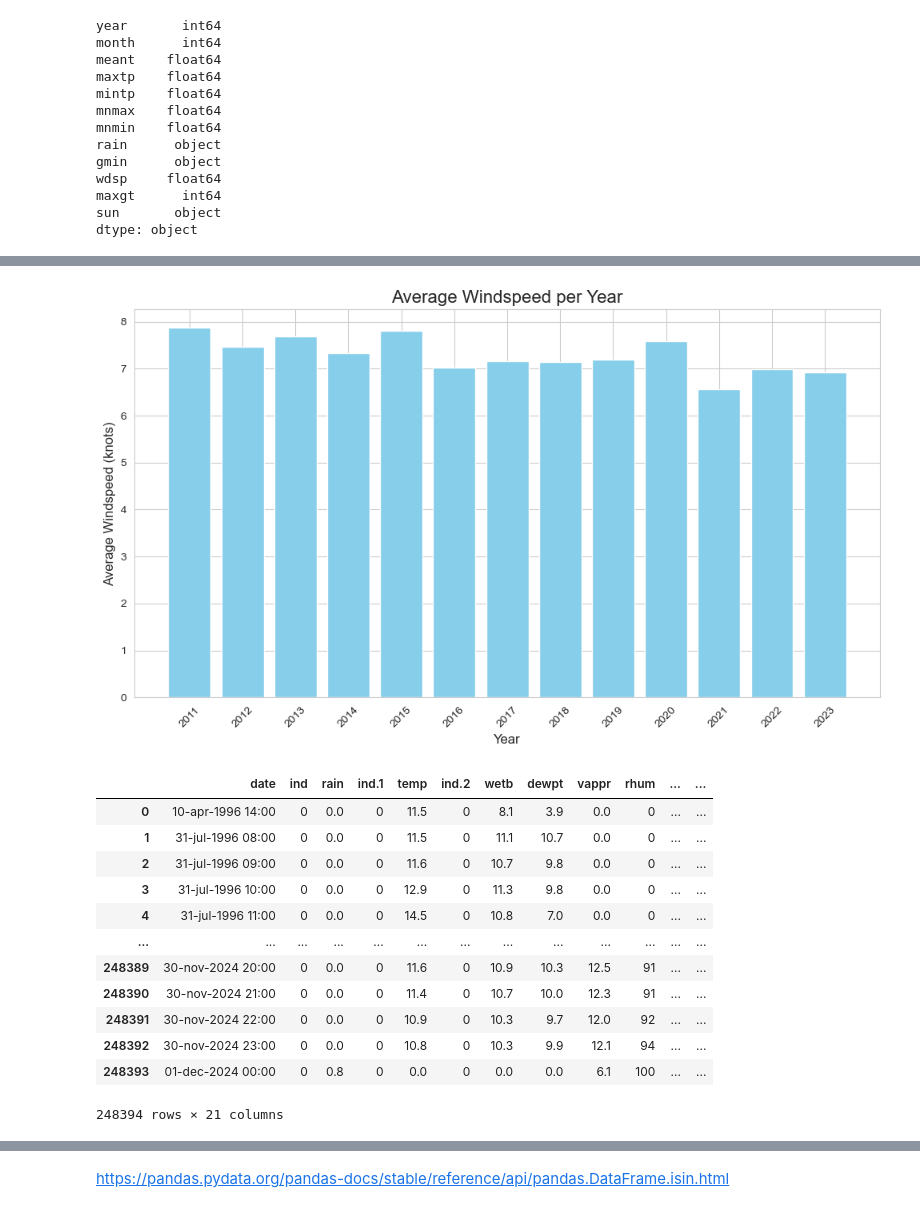
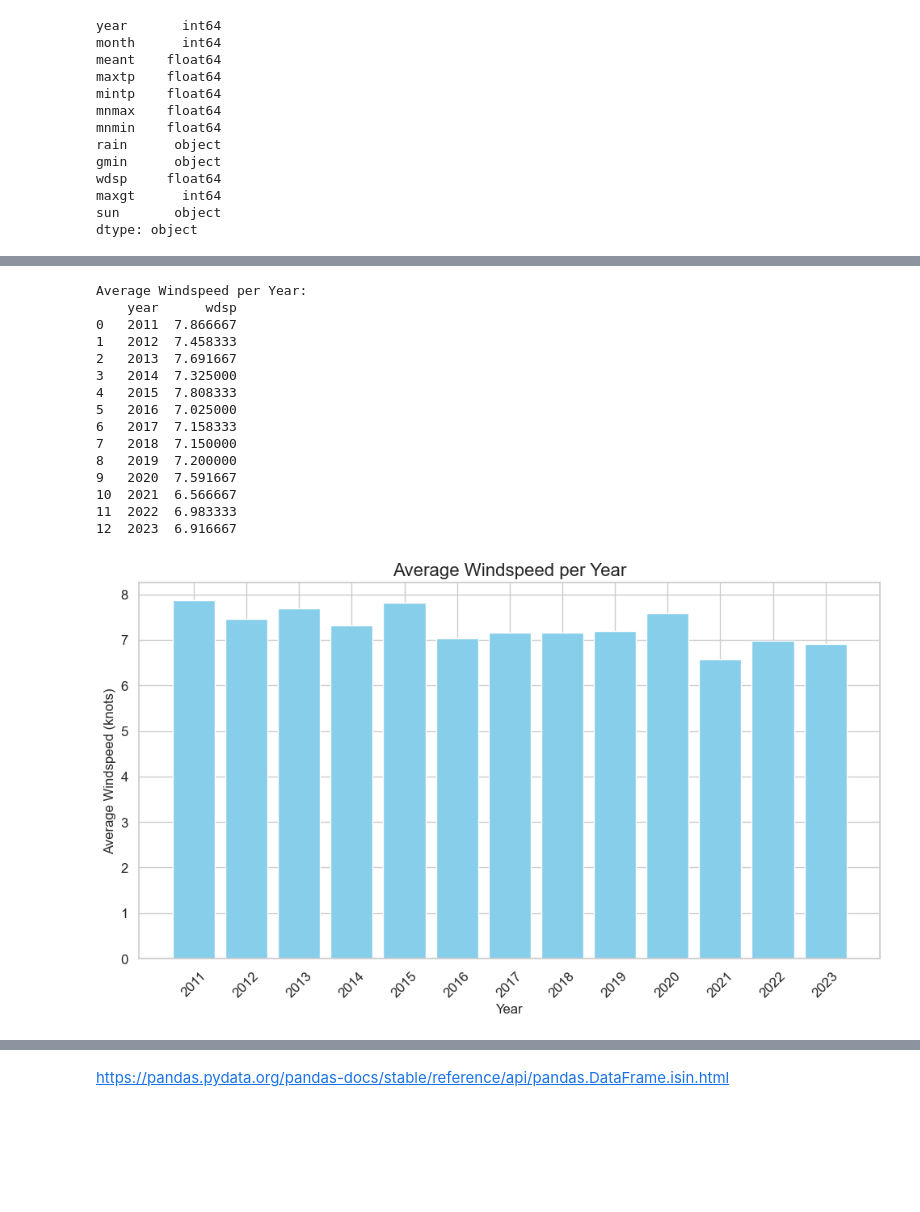
Before and after one commit to MattiDoubleU/PFDA, a Jupyter notebook: Project/Project2024.ipynb, the cells around one changed output, grey strips where cells are left out. Saved outputs shown, nothing was run; the diff lists cells and outputs as text; code cells hidden in the pictures; blank space fills up the shorter version.

```diff
--- a/Project/Project2024.ipynb
+++ b/Project/Project2024.ipynb
@@ -132,6 +154 @@ See the caveats in the documentation: https://pandas.pydata.org/pandas-docs/stab
 [figure]
-# %%
-sns.set_style('whitegrid')
-plot = sns.lmplot(x='year', y='rain', order=3, data=df, height=6, aspect=1.5)
-plot.set_axis_labels("Year", "Windspeed (knots)")
-plt.title("Average windspeed per month", fontsize=15)
@@ -141,9 +154,0 @@ Text(0.5, 1.0, 'Average windspeed per month')
-# %%
-sns.set(style='whitegrid', font_scale=1.1, rc={"figure.figsize": [12, 6]})
-df.plot(x='year', y='rain', style=('o'), markersize=2.9)
-plt.title('Wind speed vs Power output')
-plt.xlabel('Wind speed')
-plt.ylabel('Power output')
-plt.grid(b=True, which='major', color='#666666', linestyle='-')
-plt.minorticks_on()
-plt.grid(b=True, which='minor', color='#999999', linestyle='-', alpha=0.2);
@@ -172,40 +193,38 @@ plt.show()
 # %%
 # Group by year and calculate average windspeed per year.
-avg_rainfall_per_year = df.groupby('year')['wdsp'].mean().reset_index()
+avg_wdsp_per_year = df.groupby('year')['wdsp'].mean().reset_index()
+
+# Print the numeric output for each year's average air temperature.
+print("Average Windspeed per Year:")
+print(avg_wdsp_per_year)
 
 # Plot the bar chart for all years.
 plt.figure(figsize=(10, 6))  # Set the figure size.
-plt.bar(avg_rainfall_per_year['year'], avg_rainfall_per_year['wdsp'], color='skyblue')
+plt.bar(avg_wdsp_per_year['year'], avg_wdsp_per_year['wdsp'], color='skyblue')
 
 # Title and labels.
 plt.title('Average Windspeed per Year', fontsize=16)
 plt.xlabel('Year', fontsize=12)
 plt.ylabel('Average Windspeed (knots)', fontsize=12)
-plt.xticks(avg_rainfall_per_year['year'], rotation=45)  # Rotate x-axis labels for better readability.
+plt.xticks(avg_wdsp_per_year['year'], rotation=45)  # Rotate x-axis labels for better readability.
 
 # Plot.
 plt.tight_layout()
 plt.show()
 # %% [output]
+Average Windspeed per Year:
+    year      wdsp
+0   2011  7.866667
+1   2012  7.458333
+2   2013  7.691667
+3   2014  7.325000
+4   2015  7.808333
+5   2016  7.025000
+6   2017  7.158333
+7   2018  7.150000
+8   2019  7.200000
+9   2020  7.591667
+10  2021  6.566667
+11  2022  6.983333
+12  2023  6.916667
-[figure, old version]
+[figure, new version]
-# %%
-# Load the CSV file from the URL.
-url = "https://cli.fusio.net/cli/climate_data/webdata/hly4935.csv"
-
-# Skipping initial rows to directly access data & adding 'low_memory=False' afer it was suggested by output.
-df = pd.read_csv(url, skiprows=23, low_memory=False)
-df
-# %% [output]
-|  | date | ind | rain | ind.1 | temp | ind.2 | wetb | dewpt | vappr | rhum | ... | ... |
-| 0 | 10-apr-1996 14:00 | 0 | 0.0 | 0 | 11.5 | 0 | 8.1 | 3.9 | 0.0 | 0 | ... | ... |
-| 1 | 31-jul-1996 08:00 | 0 | 0.0 | 0 | 11.5 | 0 | 11.1 | 10.7 | 0.0 | 0 | ... | ... |
-| 2 | 31-jul-1996 09:00 | 0 | 0.0 | 0 | 11.6 | 0 | 10.7 | 9.8 | 0.0 | 0 | ... | ... |
-| 3 | 31-jul-1996 10:00 | 0 | 0.0 | 0 | 12.9 | 0 | 11.3 | 9.8 | 0.0 | 0 | ... | ... |
-| 4 | 31-jul-1996 11:00 | 0 | 0.0 | 0 | 14.5 | 0 | 10.8 | 7.0 | 0.0 | 0 | ... | ... |
-| ... | ... | ... | ... | ... | ... | ... | ... | ... | ... | ... | ... | ... |
-| 248389 | 30-nov-2024 20:00 | 0 | 0.0 | 0 | 11.6 | 0 | 10.9 | 10.3 | 12.5 | 91 | ... | ... |
-| 248390 | 30-nov-2024 21:00 | 0 | 0.0 | 0 | 11.4 | 0 | 10.7 | 10.0 | 12.3 | 91 | ... | ... |
-| 248391 | 30-nov-2024 22:00 | 0 | 0.0 | 0 | 10.9 | 0 | 10.3 | 9.7 | 12.0 | 92 | ... | ... |
-| 248392 | 30-nov-2024 23:00 | 0 | 0.0 | 0 | 10.8 | 0 | 10.3 | 9.9 | 12.1 | 94 | ... | ... |
-| 248393 | 01-dec-2024 00:00 | 0 | 0.8 | 0 | 0.0 | 0 | 0.0 | 0.0 | 6.1 | 100 | ... | ... |
-248394 rows × 21 columns
```
Also changed, not shown: parts of 7 cells of this notebook.
